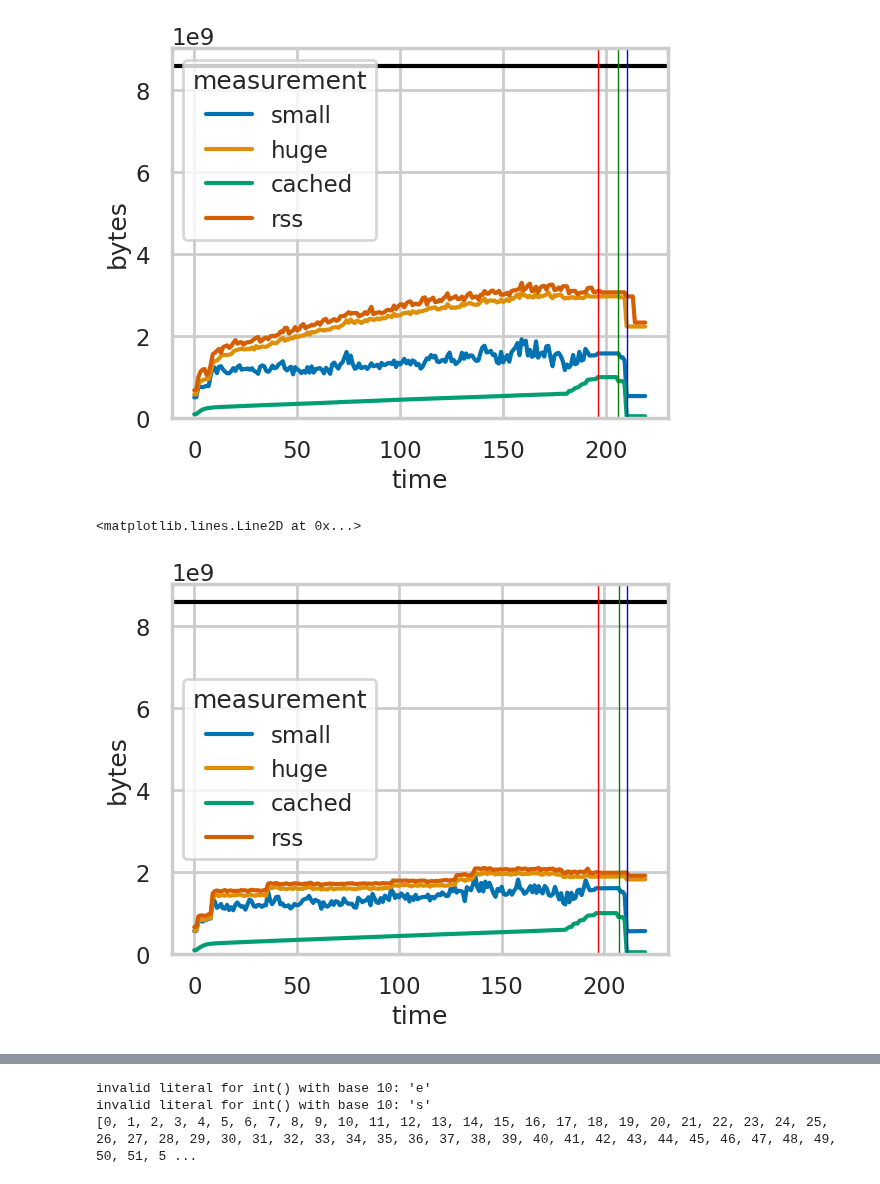
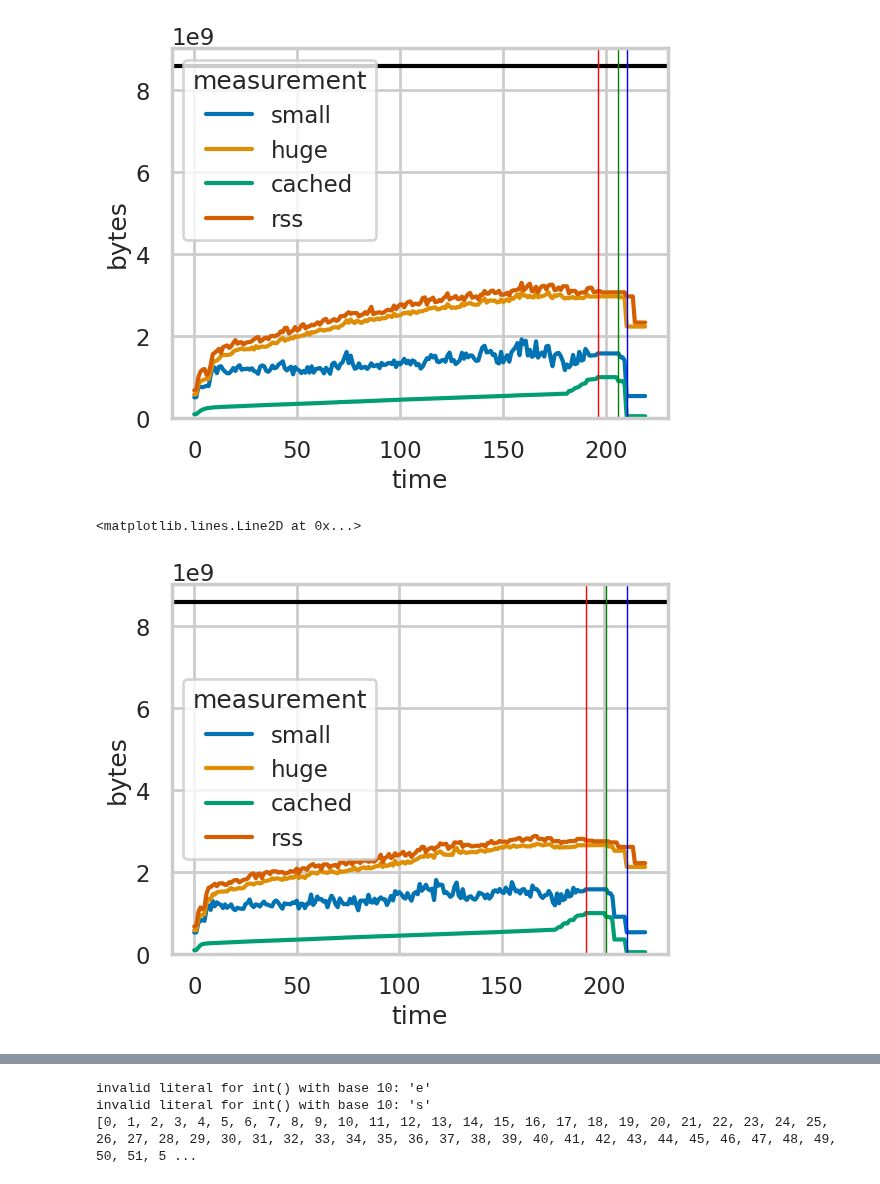
Before and after one commit to luhsra/hyperalloc-bench, a Jupyter notebook: compiling.ipynb, the cells around one changed output, grey strips where cells are left out. Saved outputs shown, nothing was run; the diff lists cells and outputs as text; code cells hidden in the pictures.

```diff
--- a/compiling.ipynb
+++ b/compiling.ipynb
@@ -79,27 +79,27 @@ p.axvline(x=times["clean"], color="blue", linewidth=1)
 <matplotlib.lines.Line2D at 0x...>
 [figure]
 # %%
-# LLFree, 8G, 8C
-root = Path("compiling/240322-161921-base-auto")
+# LLFree, Auto, 8G, 8C
+root = Path("compiling/240325-120628-llfree-auto")
 max_mem = 8*1024**3
 data = pd.read_csv(root / "out_0.csv")
 data["small"] = max_mem - data["small"] * 2**12
 data["huge"] = max_mem - data["huge"] * 2**(12+9)
 data["alloc"] = "LLFree"
 data["time"] = data.index
 data = data.melt(
     id_vars=["alloc", "time"],
     var_name="measurement",
     value_name="bytes",
     value_vars=["small", "huge", "cached", "rss"])
 times = json.load((root / "times_0.json").open())
 
 p = sns.lineplot(data=data, x="time", y="bytes", hue="measurement")
 p.set_ylim(0, max_mem * 1.05)
 p.axhline(y=max_mem, color="black")
 p.axvline(x=times["build"], color="red", linewidth=1)
 p.axvline(x=times["delay"], color="green", linewidth=1)
 p.axvline(x=times["clean"], color="blue", linewidth=1)
 # %% [output]
 <matplotlib.lines.Line2D at 0x...>
-[figure, old version]
+[figure, new version]
```
Also changed, not shown: parts of 2 cells of this notebook, 1 other file.
